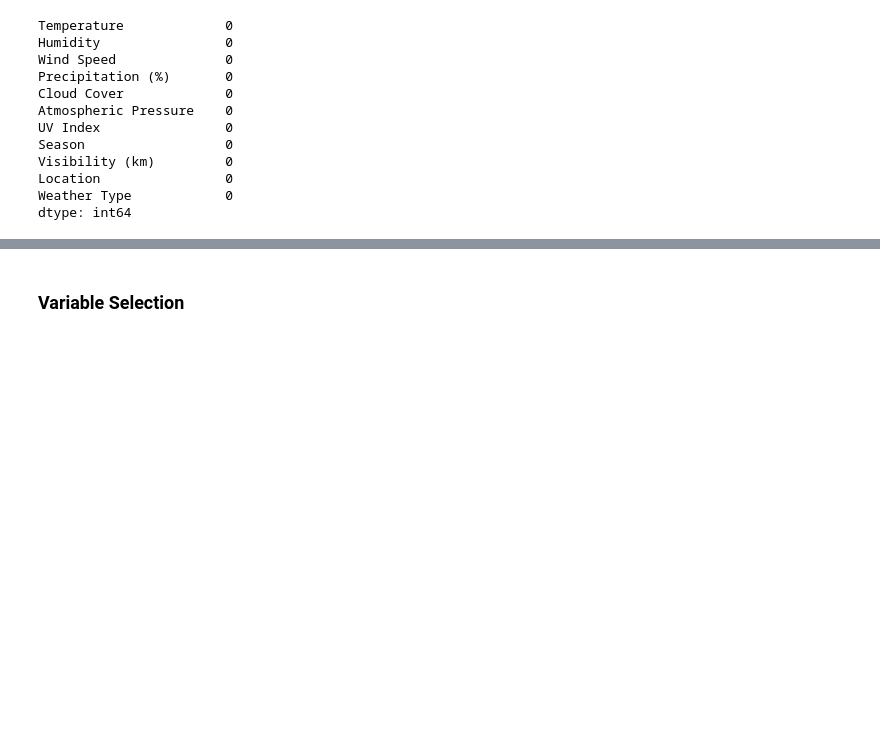
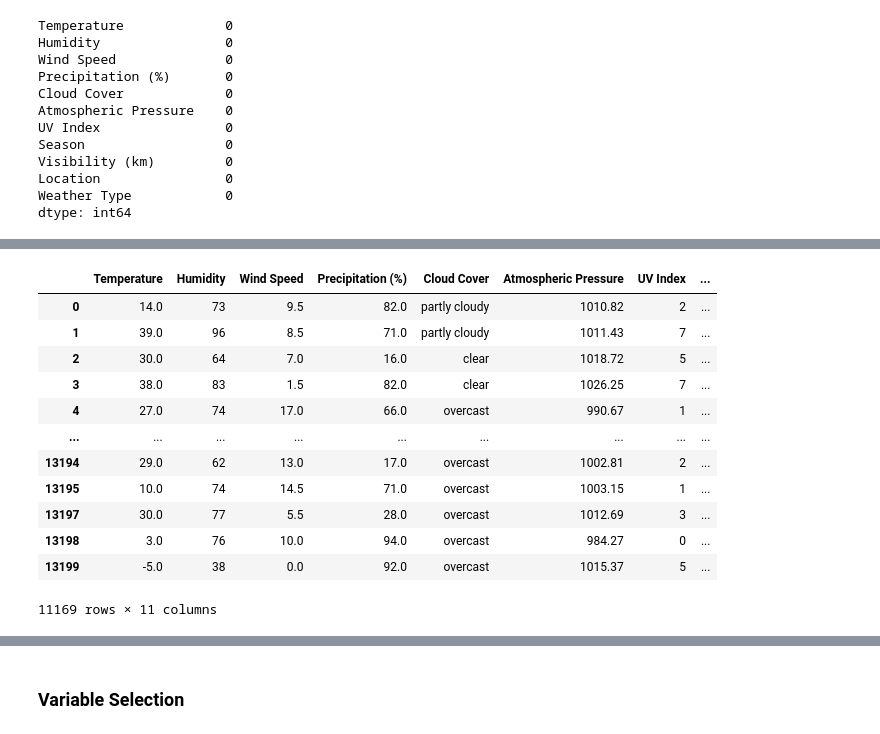
Before and after one commit to ProntoSbinalla/Deep-Learning, a Jupyter notebook: Notebooks/ANN - Weather Classification.ipynb, the cells around one changed output, grey strips where cells are left out. Saved outputs shown, nothing was run; the diff lists cells and outputs as text; code cells hidden in the pictures; blank space fills up the shorter version.

```diff
--- a/Notebooks/ANN - Weather Classification.ipynb
+++ b/Notebooks/ANN - Weather Classification.ipynb
@@ -47,0 +116,16 @@ dtype: int64
+# %%
+cleaned_df
+# %% [output]
+|  | Temperature | Humidity | Wind Speed | Precipitation (%) | Cloud Cover | Atmospheric Pressure | UV Index | ... |
+| 0 | 14.0 | 73 | 9.5 | 82.0 | partly cloudy | 1010.82 | 2 | ... |
+| 1 | 39.0 | 96 | 8.5 | 71.0 | partly cloudy | 1011.43 | 7 | ... |
+| 2 | 30.0 | 64 | 7.0 | 16.0 | clear | 1018.72 | 5 | ... |
+| 3 | 38.0 | 83 | 1.5 | 82.0 | clear | 1026.25 | 7 | ... |
+| 4 | 27.0 | 74 | 17.0 | 66.0 | overcast | 990.67 | 1 | ... |
+| ... | ... | ... | ... | ... | ... | ... | ... | ... |
+| 13194 | 29.0 | 62 | 13.0 | 17.0 | overcast | 1002.81 | 2 | ... |
+| 13195 | 10.0 | 74 | 14.5 | 71.0 | overcast | 1003.15 | 1 | ... |
+| 13197 | 30.0 | 77 | 5.5 | 28.0 | overcast | 1012.69 | 3 | ... |
+| 13198 | 3.0 | 76 | 10.0 | 94.0 | overcast | 984.27 | 0 | ... |
+| 13199 | -5.0 | 38 | 0.0 | 92.0 | overcast | 1015.37 | 5 | ... |
+11169 rows × 11 columns
```
Also changed, not shown: parts of 11 cells of this notebook.
